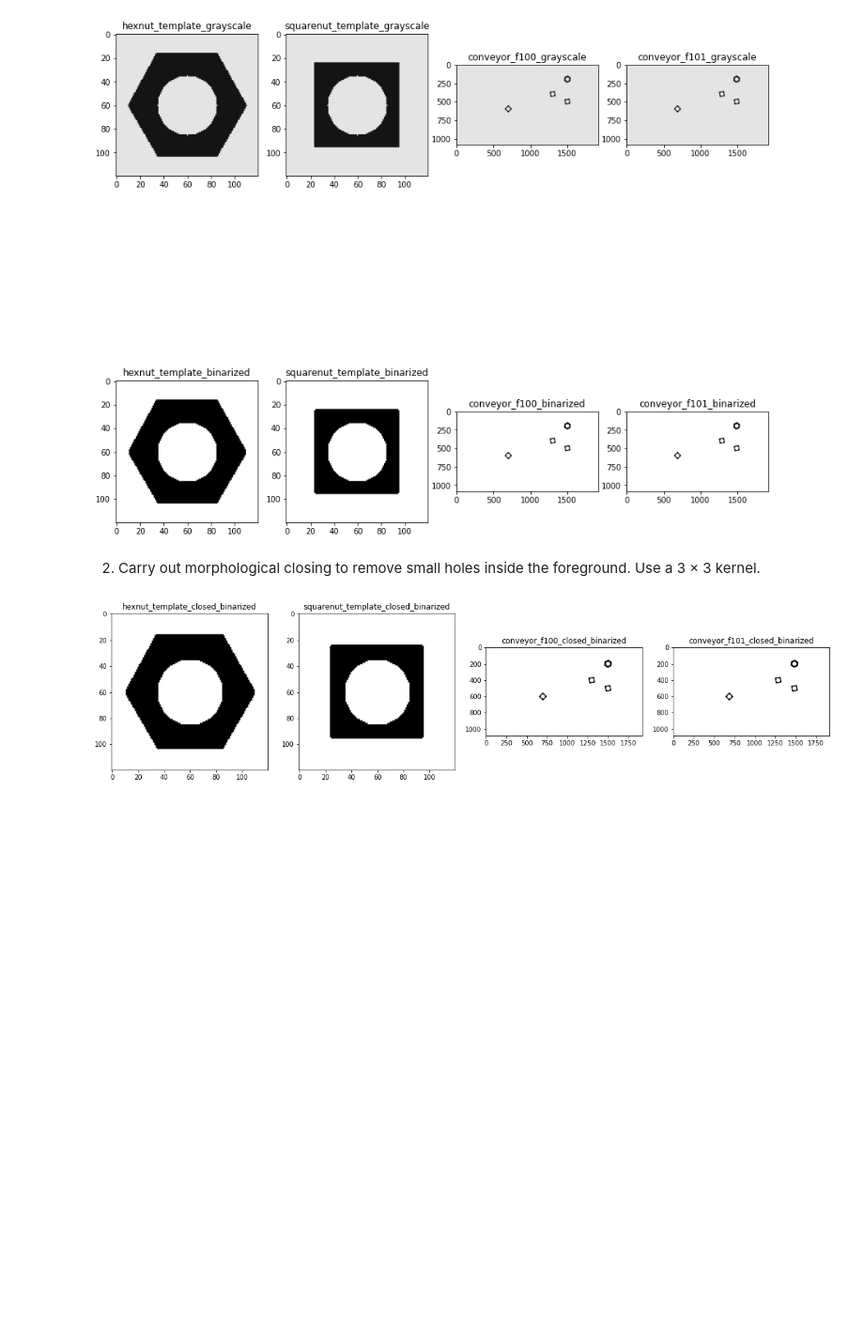
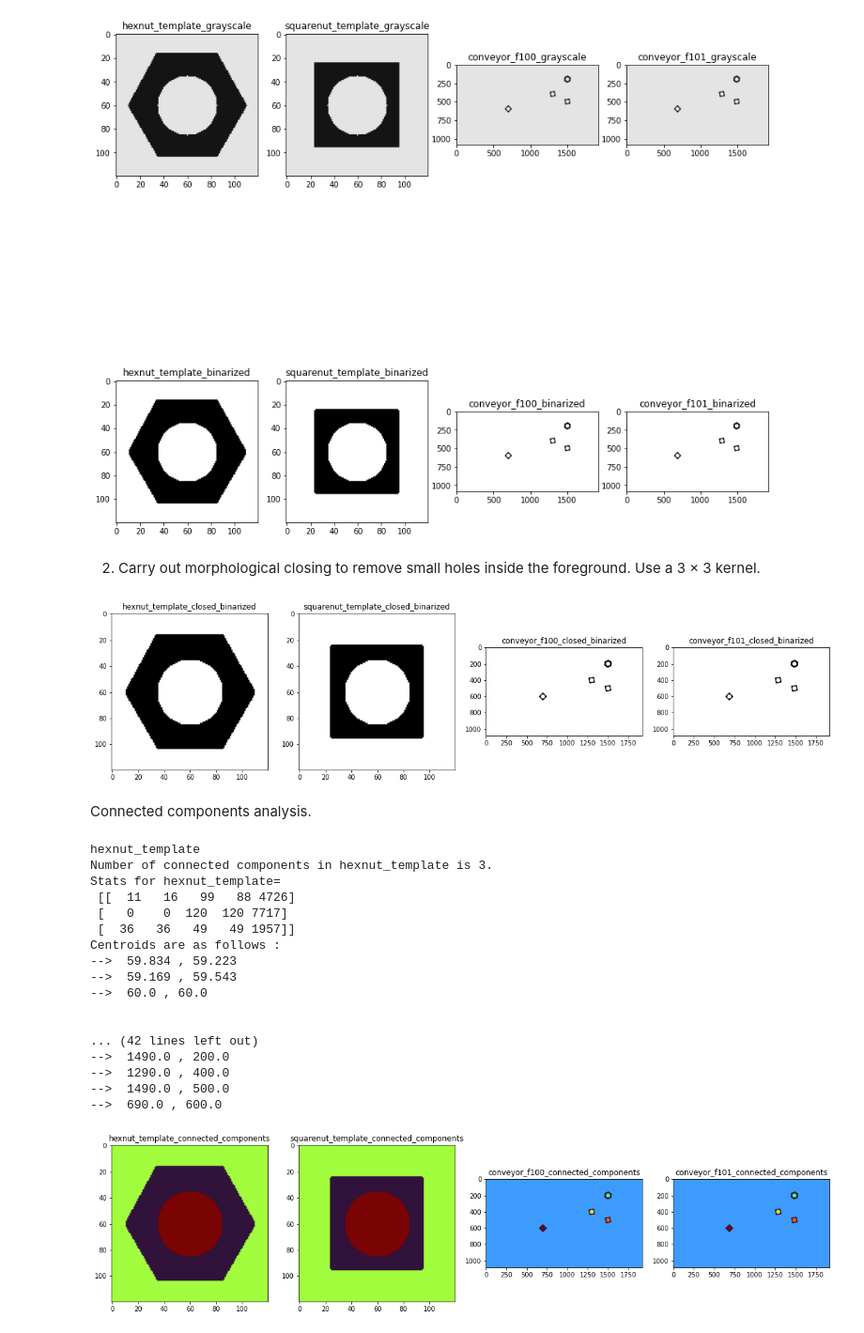
Before and after one commit to ChamithDilshan/EN2550_Image_processing_and_machine_vision, a Jupyter notebook: Assignments/Assignment_3/190501V_code.ipynb, the cells around one changed output. Shown at 94% size. Cells and saved outputs as stored; diff of their text form; code cells hidden in the pictures; blank space fills up the shorter version.

Commit message:
Done up to contour analysis (Including)

```diff
--- a/Assignments/Assignment_3/190501V_code.ipynb
+++ b/Assignments/Assignment_3/190501V_code.ipynb
@@ -66,3 +66,42 @@ for i in range(len(images)):
 plt.show()
 # %% [output]
 [figure]
+# %% [markdown]
+Connected components analysis.
+# %%
+connected_components = []
+fig, ax = plt.subplots(1,4,figsize = (20,20))
+
+for i in range(4):
+    retbal, labels, stats, centroids = cv.connectedComponentsWithStats(closed_binarized_images[i])
+    colormapped = cv.applyColorMap((labels/np.amax(labels)*255).astype('uint8'), cv.COLORMAP_TURBO)
+    connected_components.append(colormapped)
+    ax[i].imshow(cv.cvtColor(colormapped,cv.COLOR_BGR2RGB))
+    ax[i].set_title(titles[i]+"_connected_components")
+    print(titles[i])
+    print("Number of connected components in %s is %s."%(titles[i],np.shape(stats)[0]))
+    print("Stats for %s=\n"%(titles[i]), stats)
+    print("Centroids are as follows :")
+    for j in range(len(centroids)):
+        print('--> ', round(centroids[j][0],3),',', round(centroids[j][1],3))
+        if j==len(centroids)-1: print('\n')
+plt.show()
+# %% [output]
+hexnut_template
+Number of connected components in hexnut_template is 3.
+Stats for hexnut_template=
+ [[  11   16   99   88 4726]
+ [   0    0  120  120 7717]
+ [  36   36   49   49 1957]]
+Centroids are as follows :
+-->  59.834 , 59.223
+-->  59.169 , 59.543
+-->  60.0 , 60.0
+
+
+... (42 lines left out)
+-->  1490.0 , 200.0
+-->  1290.0 , 400.0
+-->  1490.0 , 500.0
+-->  690.0 , 600.0
+[figure, added]
```
Also changed, not shown: parts of 1 cell of this notebook, 1 other file.
